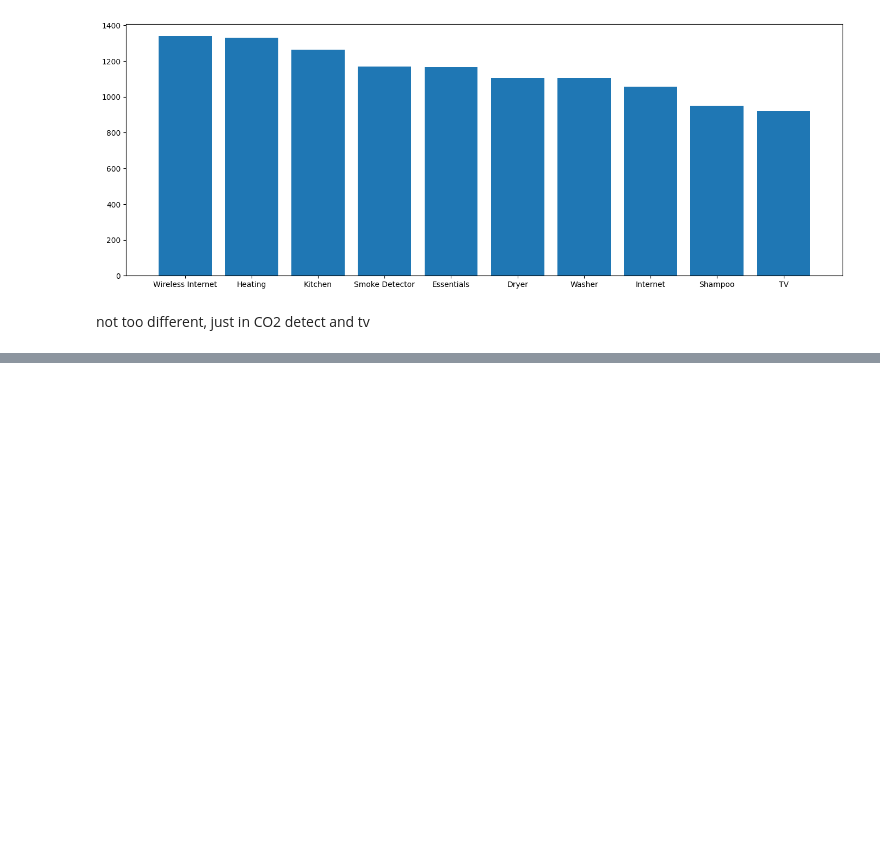
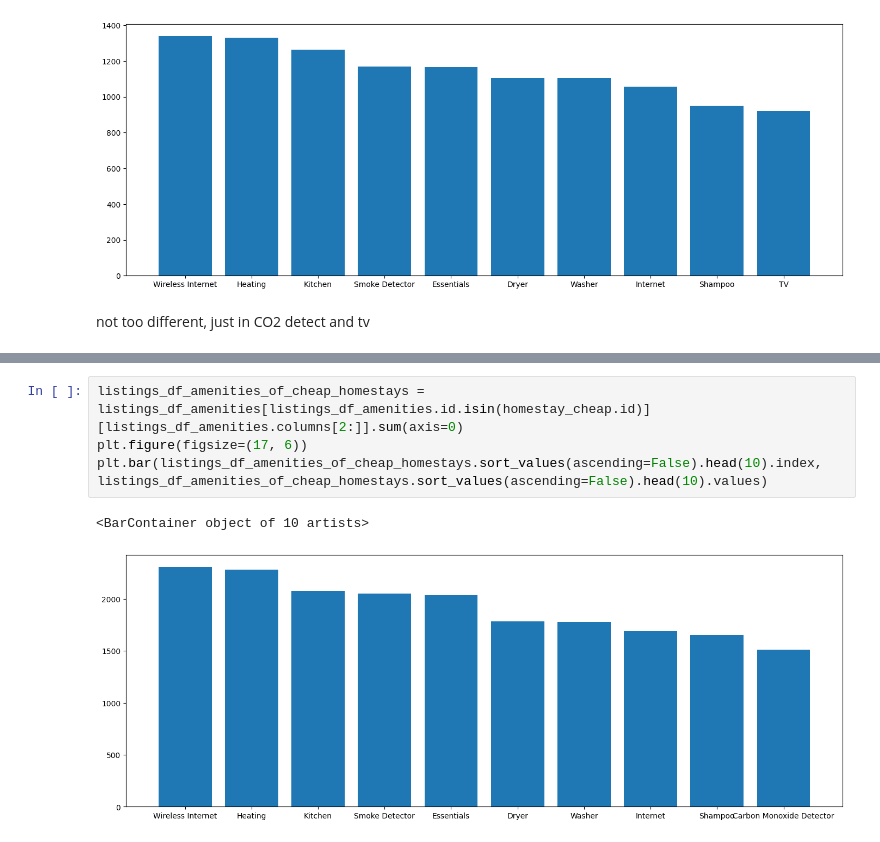
Before and after one commit to NTPac/Write-A-Data-Science-Blog-Post, a Jupyter notebook: data_process.ipynb, the cells around one changed output, grey strips where cells are left out. Drawn from its saved outputs; the diff is of its cells as text; blank space fills up the shorter version.

```diff
--- a/data_process.ipynb
+++ b/data_process.ipynb
@@ -595,0 +703,7 @@ not too different, just in CO2 detect and tv
+# %%
+listings_df_amenities_of_cheap_homestays = listings_df_amenities[listings_df_amenities.id.isin(homestay_cheap.id)][listings_df_amenities.columns[2:]].sum(axis=0)
+plt.figure(figsize=(17, 6))
+plt.bar(listings_df_amenities_of_cheap_homestays.sort_values(ascending=False).head(10).index, listings_df_amenities_of_cheap_homestays.sort_values(ascending=False).head(10).values)
+# %% [output]
+<BarContainer object of 10 artists>
+[figure, added]
```
Also changed, not shown: parts of 12 cells of this notebook, 1 other file.
